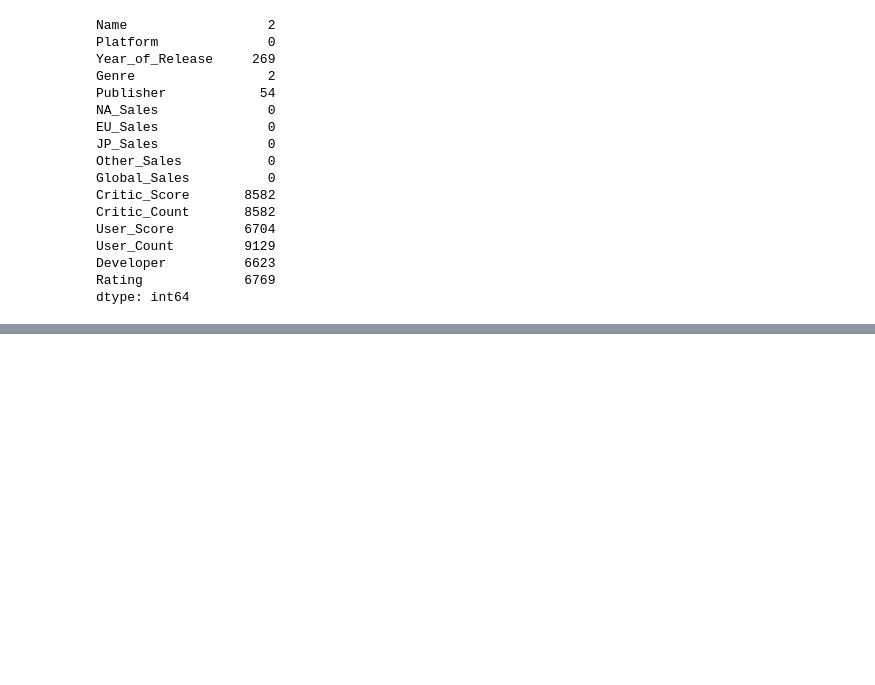
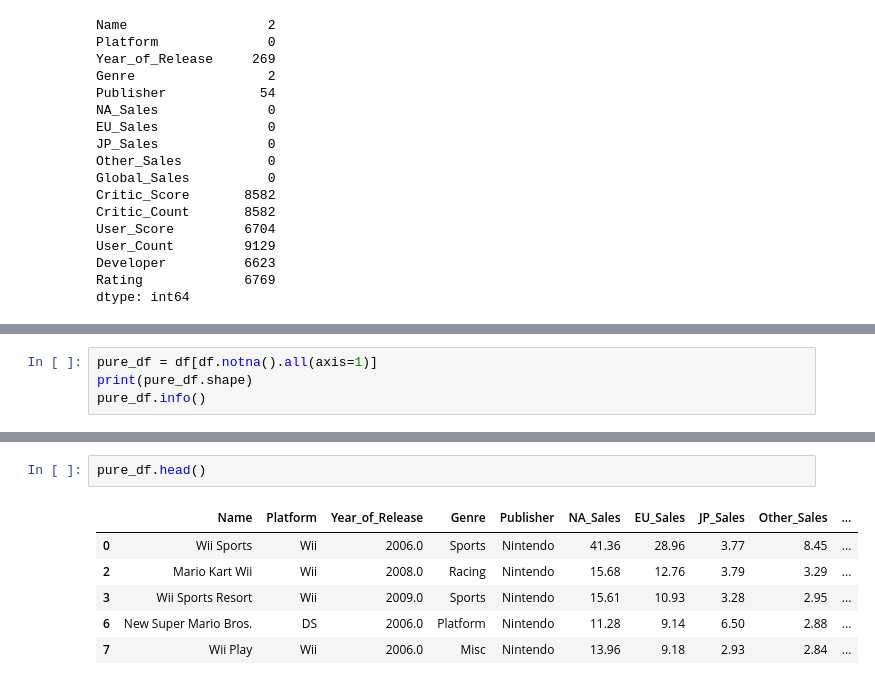
Before and after one commit to tsopeh/unsupervised_learning, a Jupyter notebook: video_games.ipynb, the cells around one changed output, grey strips where cells are left out. Saved outputs shown, nothing was run; the diff lists cells and outputs as text; blank space fills up the shorter version.

```diff
--- a/video_games.ipynb
+++ b/video_games.ipynb
@@ -72,0 +124,4 @@ df.describe()
+# %%
+pure_df = df[df.notna().all(axis=1)]
+print(pure_df.shape)
+pure_df.info()
@@ -72,0 +146,9 @@ df.describe()
+# %%
+pure_df.head()
+# %% [output]
+|  | Name | Platform | Year_of_Release | Genre | Publisher | NA_Sales | EU_Sales | JP_Sales | Other_Sales | ... |
+| 0 | Wii Sports | Wii | 2006.0 | Sports | Nintendo | 41.36 | 28.96 | 3.77 | 8.45 | ... |
+| 2 | Mario Kart Wii | Wii | 2008.0 | Racing | Nintendo | 15.68 | 12.76 | 3.79 | 3.29 | ... |
+| 3 | Wii Sports Resort | Wii | 2009.0 | Sports | Nintendo | 15.61 | 10.93 | 3.28 | 2.95 | ... |
+| 6 | New Super Mario Bros. | DS | 2006.0 | Platform | Nintendo | 11.28 | 9.14 | 6.50 | 2.88 | ... |
+| 7 | Wii Play | Wii | 2006.0 | Misc | Nintendo | 13.96 | 9.18 | 2.93 | 2.84 | ... |
```
Also changed, not shown: parts of 15 cells of this notebook.
